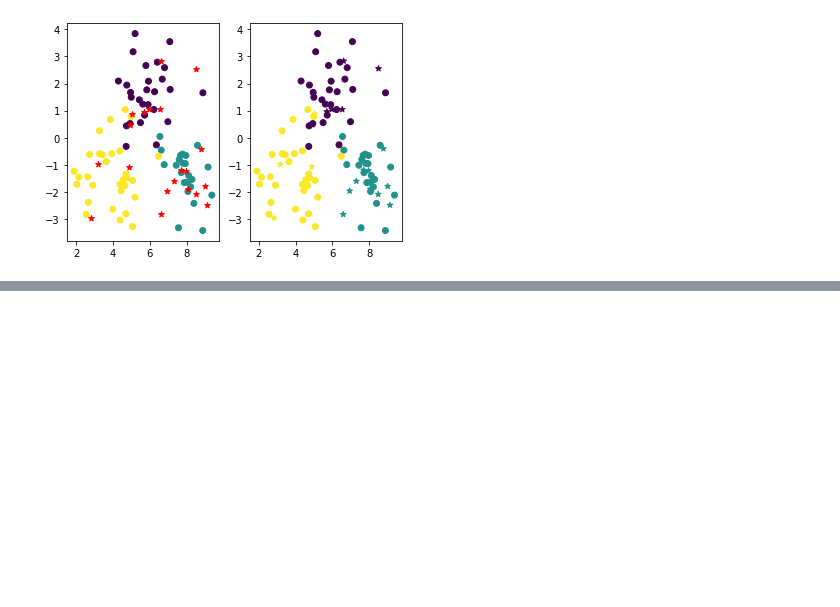
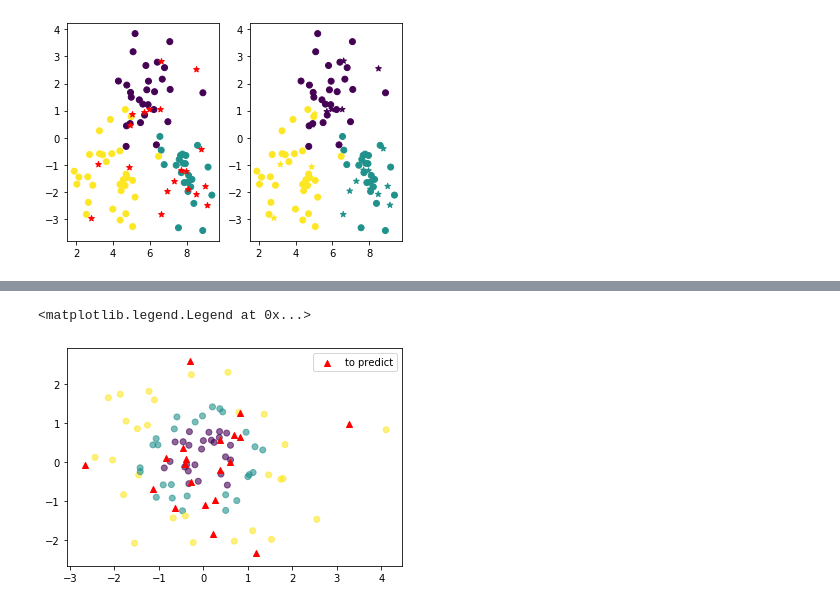
Before and after one commit to KPEdit/ML, a Jupyter notebook: ML/knn/knn_l1.ipynb, the cells around one changed output, grey strips where cells are left out. Cells and saved outputs as stored; diff of their text form; code cells hidden in the pictures; blank space fills up the shorter version.

```diff
--- a/ML/knn/knn_l1.ipynb
+++ b/ML/knn/knn_l1.ipynb
@@ -172,0 +179,9 @@ axes[1].scatter(xte[:,0], xte[:,1], marker='*', c=yp)
+# %%
+xtr3, xte3, ytr3, yte3 = train_test_split(X3, Y3, test_size=.2, random_state=2)
+l1 = plt.scatter(xtr3[:,0], xtr3[:,1], c=ytr3,
+    alpha=.6)
+plt.scatter(xte3[:,0], xte3[:,1], marker='^', c='r', label="to predict")
+plt.legend()
+# %% [output]
+<matplotlib.legend.Legend at 0x...>
+[figure, added]
```
Also changed, not shown: parts of 3 cells of this notebook, 1 other file.
